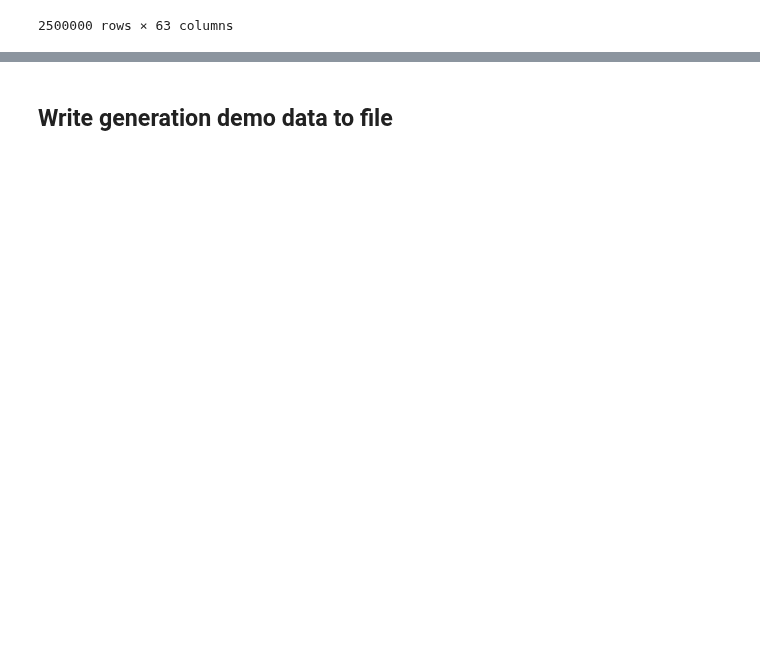
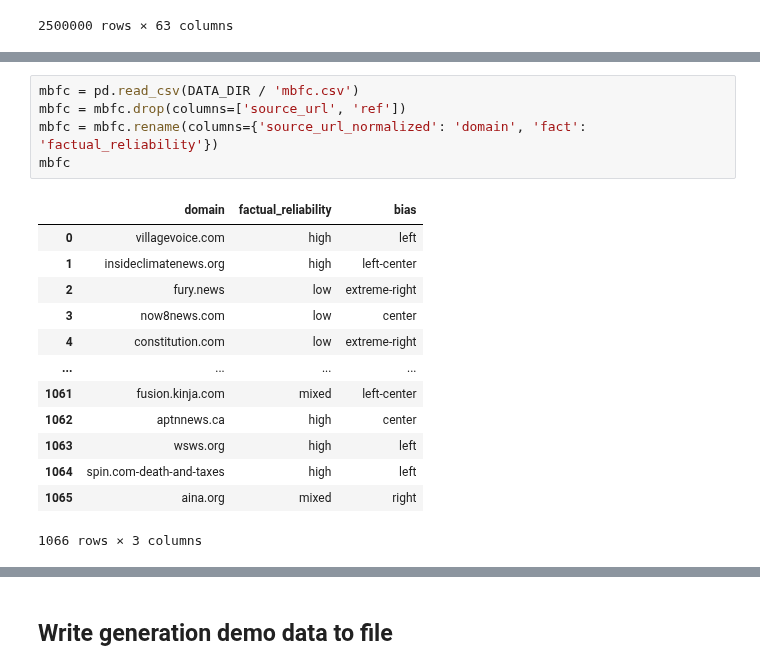
Before and after one commit to allenai/real-toxicity-prompts, a Jupyter notebook: notebooks/prompts.ipynb, the cells around one changed output, grey strips where cells are left out. Cells and saved outputs as stored; diff of their text form; blank space fills up the shorter version.

```diff
--- a/notebooks/prompts.ipynb
+++ b/notebooks/prompts.ipynb
@@ -177,0 +175,19 @@ gpt2[gpt2.prompts.text.str.contains(gpt2_cherries[0])].gpt2.text.tolist()
+# %%
+mbfc = pd.read_csv(DATA_DIR / 'mbfc.csv')
+mbfc = mbfc.drop(columns=['source_url', 'ref'])
+mbfc = mbfc.rename(columns={'source_url_normalized': 'domain', 'fact': 'factual_reliability'})
+mbfc
+# %% [output]
+|  | domain | factual_reliability | bias |
+| 0 | villagevoice.com | high | left |
+| 1 | insideclimatenews.org | high | left-center |
+| 2 | fury.news | low | extreme-right |
+| 3 | now8news.com | low | center |
+| 4 | constitution.com | low | extreme-right |
+| ... | ... | ... | ... |
+| 1061 | fusion.kinja.com | mixed | left-center |
+| 1062 | aptnnews.ca | high | center |
+| 1063 | wsws.org | high | left |
+| 1064 | spin.com-death-and-taxes | high | left |
+| 1065 | aina.org | mixed | right |
+1066 rows × 3 columns
```
Also changed, not shown: parts of 21 cells of this notebook.
